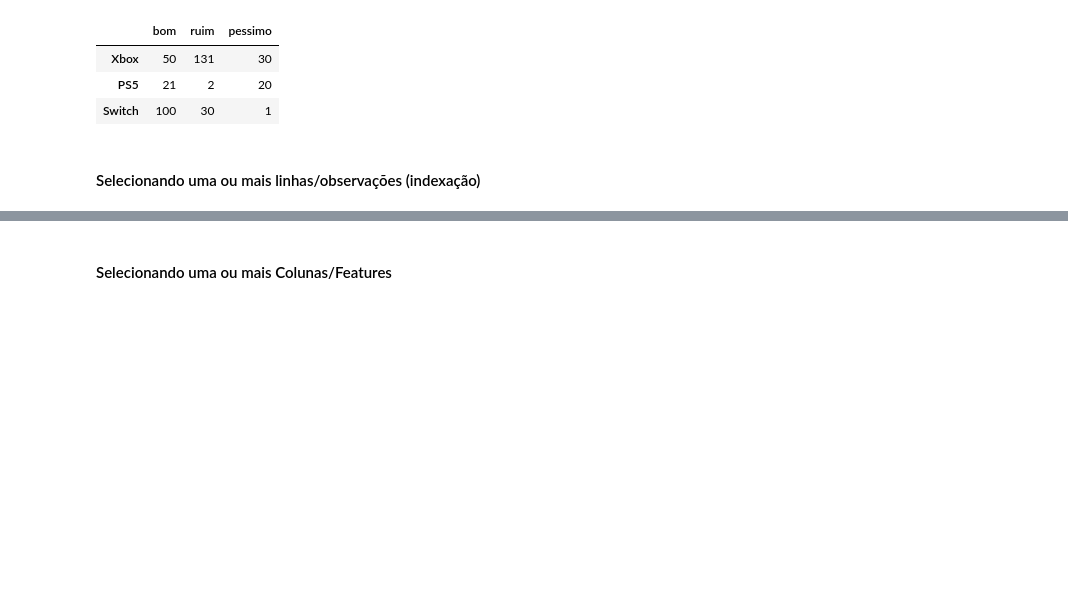
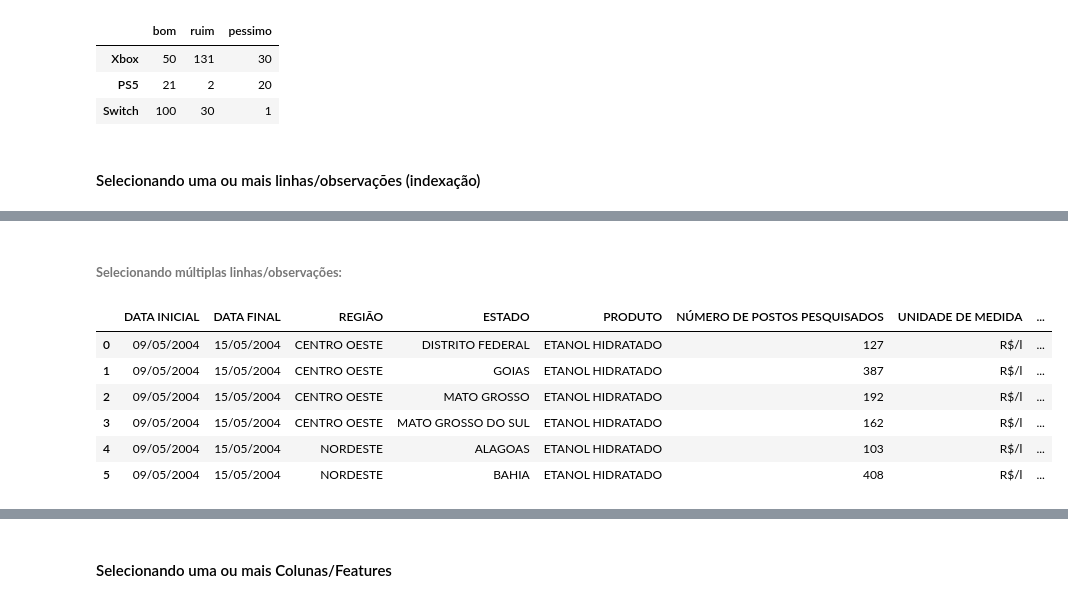
Before and after one commit to psdiaspedrods/XAVECODING_pandas_essencial, a Jupyter notebook: 1_manipulacao_basica_de_datasets.ipynb, the cells around one changed output, grey strips where cells are left out. Drawn from its saved outputs; the diff is of its cells as text; code cells hidden in the pictures; blank space fills up the shorter version.

```diff
--- a/1_manipulacao_basica_de_datasets.ipynb
+++ b/1_manipulacao_basica_de_datasets.ipynb
@@ -327,0 +366,13 @@ pesquisa_de_satisfacao
+# %% [markdown]
+###### **Selecionando múltiplas linhas/observações:**
+# %%
+# Selecionando as linhas de index de 0 a 5 (slice, continuo)
+data.iloc[:6]
+# %% [output]
+|  | DATA INICIAL | DATA FINAL | REGIÃO | ESTADO | PRODUTO | NÚMERO DE POSTOS PESQUISADOS | UNIDADE DE MEDIDA | ... |
+| 0 | 09/05/2004 | 15/05/2004 | CENTRO OESTE | DISTRITO FEDERAL | ETANOL HIDRATADO | 127 | R$/l | ... |
+| 1 | 09/05/2004 | 15/05/2004 | CENTRO OESTE | GOIAS | ETANOL HIDRATADO | 387 | R$/l | ... |
+| 2 | 09/05/2004 | 15/05/2004 | CENTRO OESTE | MATO GROSSO | ETANOL HIDRATADO | 192 | R$/l | ... |
+| 3 | 09/05/2004 | 15/05/2004 | CENTRO OESTE | MATO GROSSO DO SUL | ETANOL HIDRATADO | 162 | R$/l | ... |
+| 4 | 09/05/2004 | 15/05/2004 | NORDESTE | ALAGOAS | ETANOL HIDRATADO | 103 | R$/l | ... |
+| 5 | 09/05/2004 | 15/05/2004 | NORDESTE | BAHIA | ETANOL HIDRATADO | 408 | R$/l | ... |
```
Also changed, not shown: parts of 11 cells of this notebook, 1 other file.
